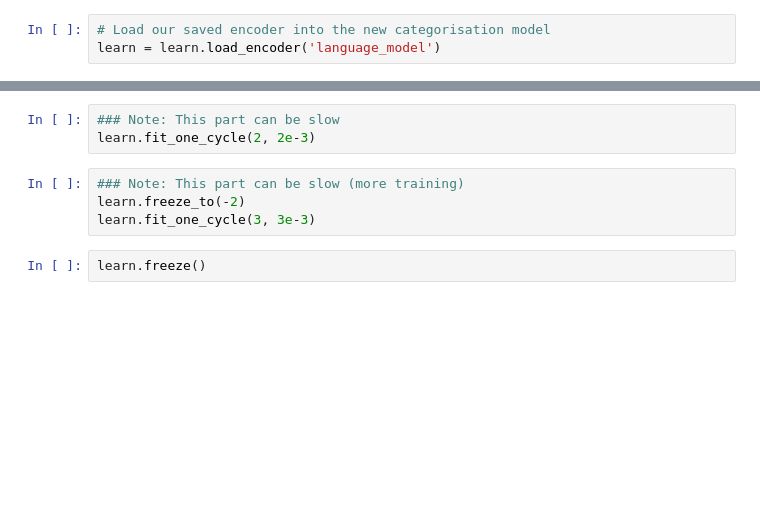
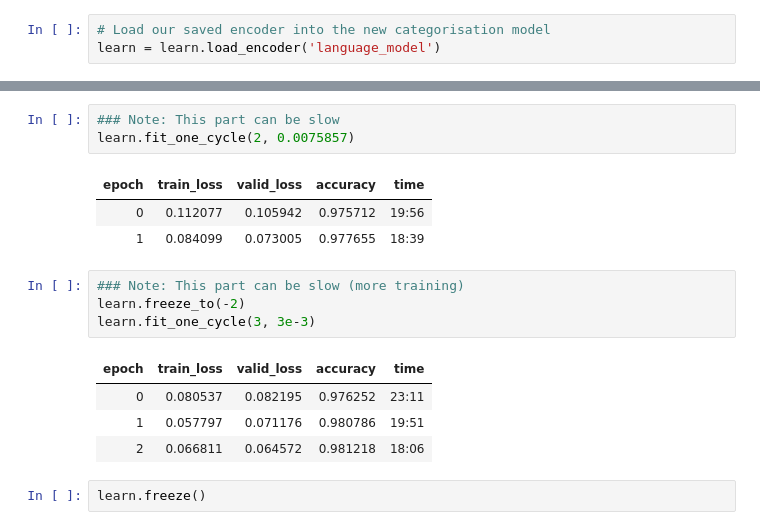
Before and after one commit to blakejakopovic/nostr-spam-detection, a Jupyter notebook: Nostr FastAI Spam Detection.ipynb, the cells around one changed output, grey strips where cells are left out. Cells and saved outputs as stored; diff of their text form; blank space fills up the shorter version.

Commit message:
Built model with latest training data

```diff
--- a/Nostr FastAI Spam Detection.ipynb
+++ b/Nostr FastAI Spam Detection.ipynb
@@ -59,10 +72,19 @@ learn.lr_find()
 # %%
 ### Note: This part can be slow
-learn.fit_one_cycle(2, 2e-3)
+learn.fit_one_cycle(2, 0.0075857)
+# %% [output]
+| epoch | train_loss | valid_loss | accuracy | time |
+| 0 | 0.112077 | 0.105942 | 0.975712 | 19:56 |
+| 1 | 0.084099 | 0.073005 | 0.977655 | 18:39 |
 # %%
 ### Note: This part can be slow (more training)
 learn.freeze_to(-2)
 learn.fit_one_cycle(3, 3e-3)
+# %% [output]
+| epoch | train_loss | valid_loss | accuracy | time |
+| 0 | 0.080537 | 0.082195 | 0.976252 | 23:11 |
+| 1 | 0.057797 | 0.071176 | 0.980786 | 19:51 |
+| 2 | 0.066811 | 0.064572 | 0.981218 | 18:06 |
 # %%
 learn.freeze()
 # %%
```
Also changed, not shown: parts of 9 cells of this notebook.
